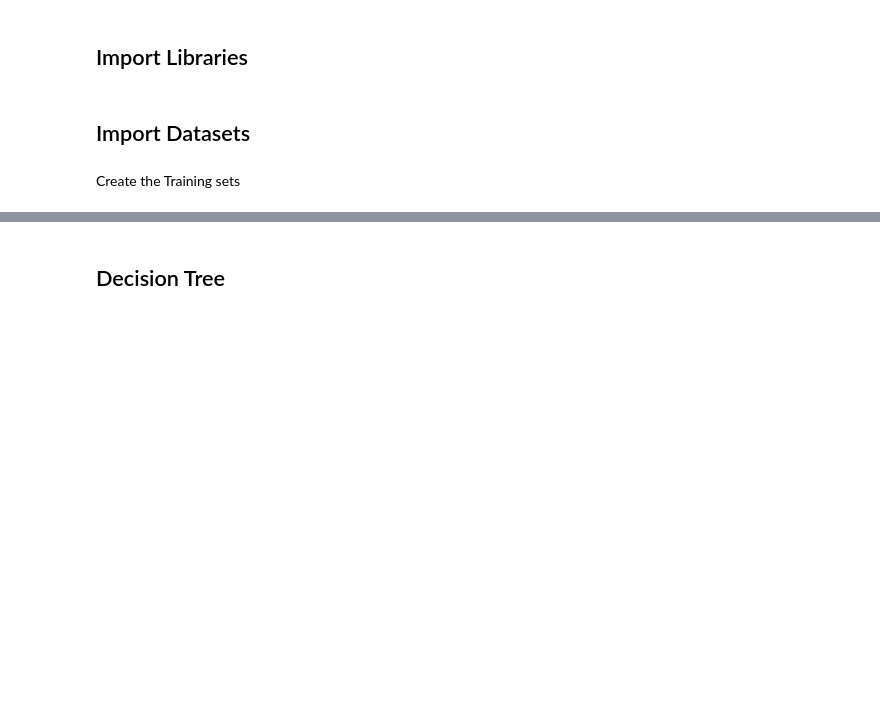
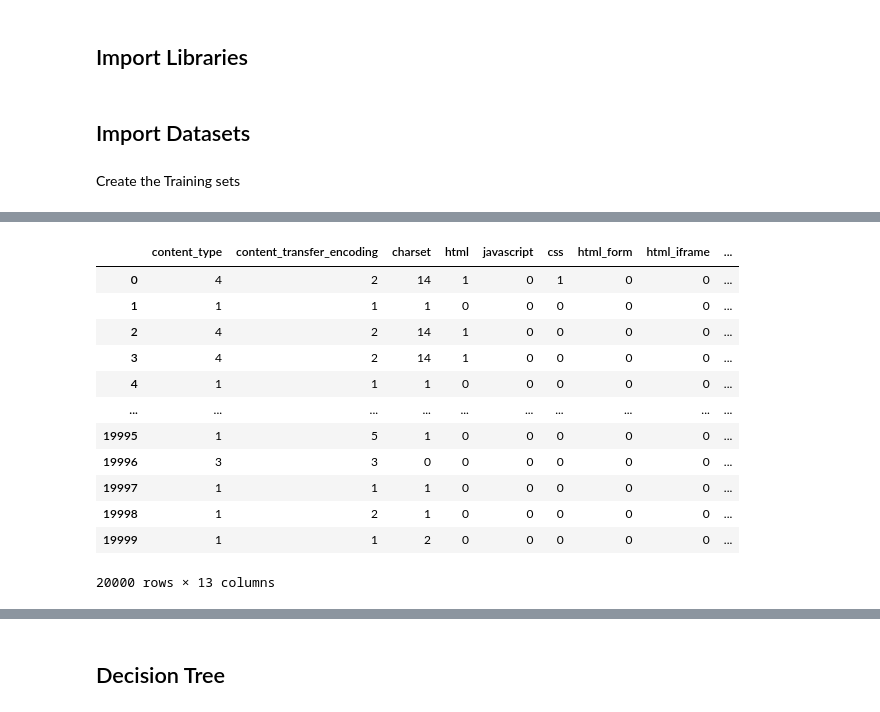
Before and after one commit to chandieka/PhishingClassifier, a Jupyter notebook: training.ipynb, the cells around one changed output, grey strips where cells are left out. Saved outputs shown, nothing was run; the diff lists cells and outputs as text; code cells hidden in the pictures; blank space fills up the shorter version.

```diff
--- a/training.ipynb
+++ b/training.ipynb
@@ -52,3 +57,19 @@ features = ['html',
+# %%
+training_set[features]
+# %% [output]
+|  | content_type | content_transfer_encoding | charset | html | javascript | css | html_form | html_iframe | ... |
+| 0 | 4 | 2 | 14 | 1 | 0 | 1 | 0 | 0 | ... |
+| 1 | 1 | 1 | 1 | 0 | 0 | 0 | 0 | 0 | ... |
+| 2 | 4 | 2 | 14 | 1 | 0 | 0 | 0 | 0 | ... |
+| 3 | 4 | 2 | 14 | 1 | 0 | 0 | 0 | 0 | ... |
+| 4 | 1 | 1 | 1 | 0 | 0 | 0 | 0 | 0 | ... |
+| ... | ... | ... | ... | ... | ... | ... | ... | ... | ... |
+| 19995 | 1 | 5 | 1 | 0 | 0 | 0 | 0 | 0 | ... |
+| 19996 | 3 | 3 | 0 | 0 | 0 | 0 | 0 | 0 | ... |
+| 19997 | 1 | 1 | 1 | 0 | 0 | 0 | 0 | 0 | ... |
+| 19998 | 1 | 2 | 1 | 0 | 0 | 0 | 0 | 0 | ... |
+| 19999 | 1 | 1 | 2 | 0 | 0 | 0 | 0 | 0 | ... |
+20000 rows × 13 columns
 # %%
 X = training_set[features]
 y = training_set.malicious
```
Also changed, not shown: parts of 7 cells of this notebook, 1 other file.
